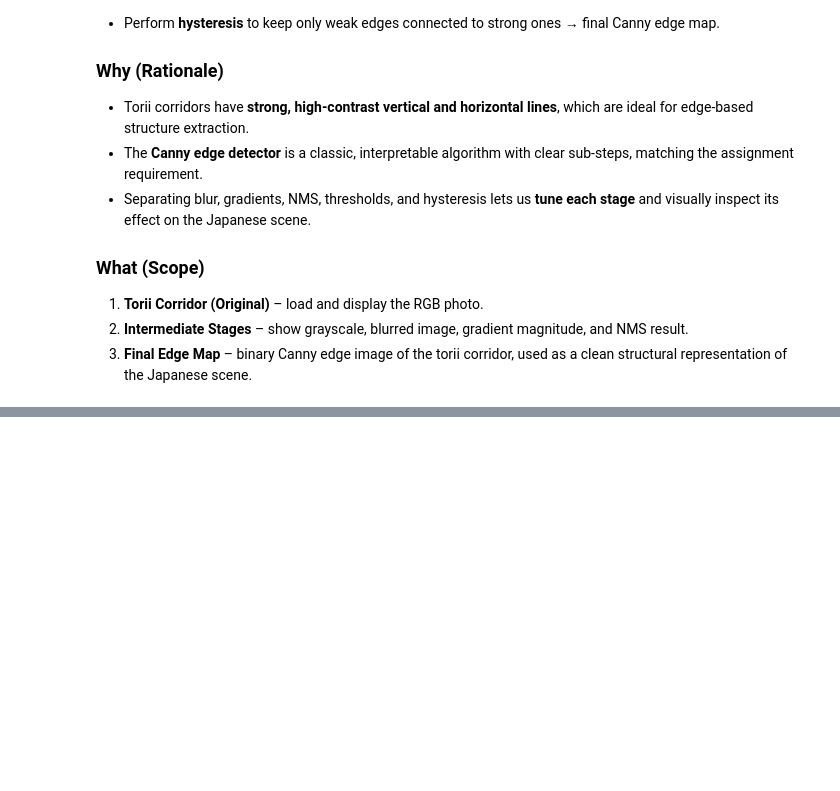
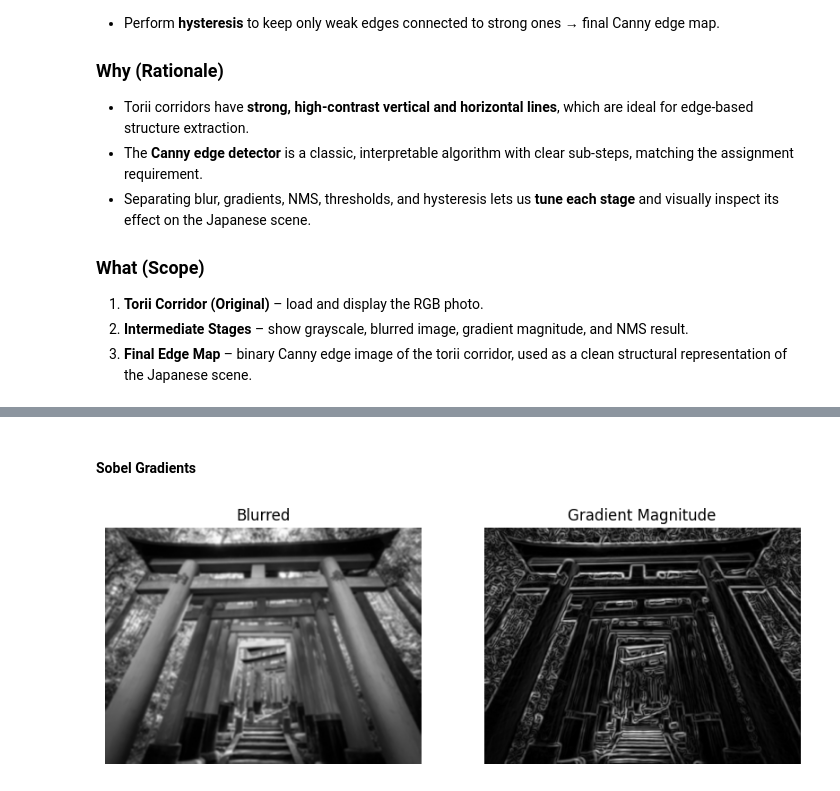
Before and after one commit to infamousperi/GBSV_MC, a Jupyter notebook: MC2/Algorithms_for_Pattern_Detection.ipynb, the cells around one changed output, grey strips where cells are left out. Cells and saved outputs as stored; diff of their text form; code cells hidden in the pictures; blank space fills up the shorter version.

```diff
--- a/MC2/Algorithms_for_Pattern_Detection.ipynb
+++ b/MC2/Algorithms_for_Pattern_Detection.ipynb
@@ -238,0 +317,10 @@ We want a **geometry-focused edge map** that keeps the main gate and path contou
+# %% [markdown]
+#### Sobel Gradients
+# %%
+Gx, Gy, mag, direction = sobel_gradients(blur)
+mag_disp = (mag / (mag.max() + 1e-8) * 255).astype(np.uint8)
+
+save_rgb("outputs/torii_step3_grad_mag.png", mag_disp)
+show_pair(blur, mag_disp, titles=("Blurred", "Gradient Magnitude"))
+# %% [output]
+[figure, added]
```
Also changed, not shown: parts of 21 cells of this notebook.
